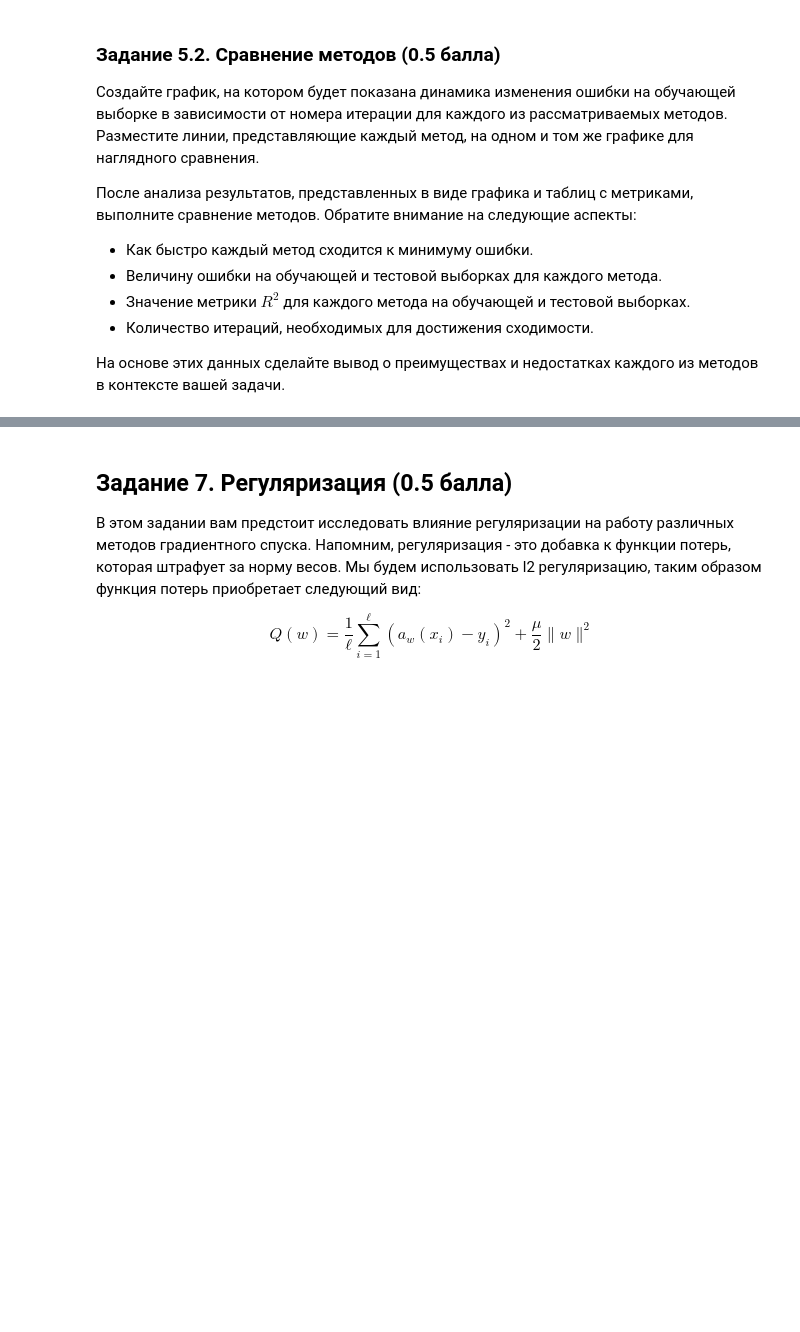
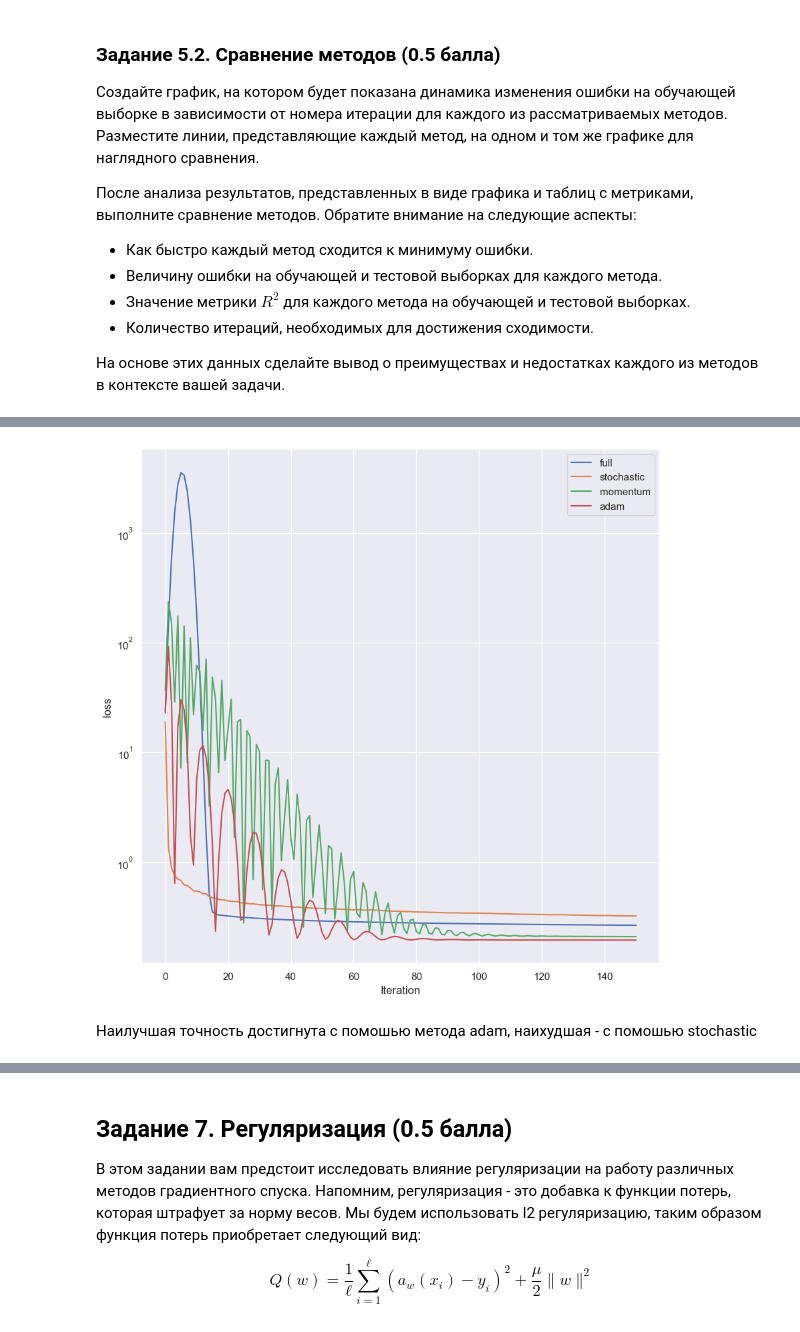
Before and after one commit to nrww/ML-L4, a Jupyter notebook: ML MAI & SBER. GD. LAB 4.ipynb, the cells around one changed output, grey strips where cells are left out. Saved outputs shown, nothing was run; the diff lists cells and outputs as text; code cells hidden in the pictures; blank space fills up the shorter version.

```diff
--- a/ML MAI & SBER. GD. LAB 4.ipynb
+++ b/ML MAI & SBER. GD. LAB 4.ipynb
@@ -649,15 +577,0 @@ df_b_lambda.T
-# %%
-descent_config = {'descent_name': '', 'regularized': False, 'kwargs': {'dimension': X_train.shape[1], 'lambda_': 0}}
-
-methods = ['full', 'stochastic', 'momentum', 'adam']
-plt.figure(figsize=(24, 5))
-
-
-for i, method in enumerate(methods):
-    descent_config['descent_name'] = method
-    descent_config['kwargs']['lambda_'] = best_lambdas[method]
-
-    model = LinearRegression(descent_config=descent_config, tolerance=1e-3, max_iter=1000)
-    model.fit(X_train, y_train)
-    plt.subplot(1, len(methods), i  + 1)
-    sns.lineplot(np.log(model.loss_history))
@@ -681,0 +601,8 @@ for i, method in enumerate(methods):
+# %%
+df_b_lambda = pd.DataFrame()
+for i, (method, lambdas) in enumerate(methods_hist.items()):
+
+
+    df_b_lambda[method] = pd.Series([best_lambdas[method]] + lambdas[best_lambdas[method]], index=['lambda', 'train_loss', 'val_loss', 'iteration', 'r2_train', 'r2_val'])
+
+df_b_lambda.T
@@ -682,3 +615,21 @@ for i, method in enumerate(methods):
+# %%
+descent_config = {'descent_name': '', 'regularized': False, 'kwargs': {'dimension': X_train.shape[1], 'lambda_': 0}}
+
+methods = ['full', 'stochastic', 'momentum', 'adam']
+plt.figure(figsize=(10, 10))
+
+
+for i, method in enumerate(methods):
+    descent_config['descent_name'] = method
+    descent_config['kwargs']['lambda_'] = best_lambdas[method]
+
+    model = LinearRegression(descent_config=descent_config, max_iter=150)
+    model.fit(X_train, y_train)
+    sns.lineplot(model.loss_history, label=method).set(yscale='log', xlabel='Iteration', ylabel='loss')
+# %% [output]
+[figure, added]
+# %% [markdown]
+Наилучшая точность достигнута с помошью метода adam, наихудшая - с помошью stochastic
 # %% [markdown]
 ## Задание 6. Стохастический градиентный спуск и размер батча (0.5 балла)
 
```
Also changed, not shown: parts of 36 cells of this notebook.
